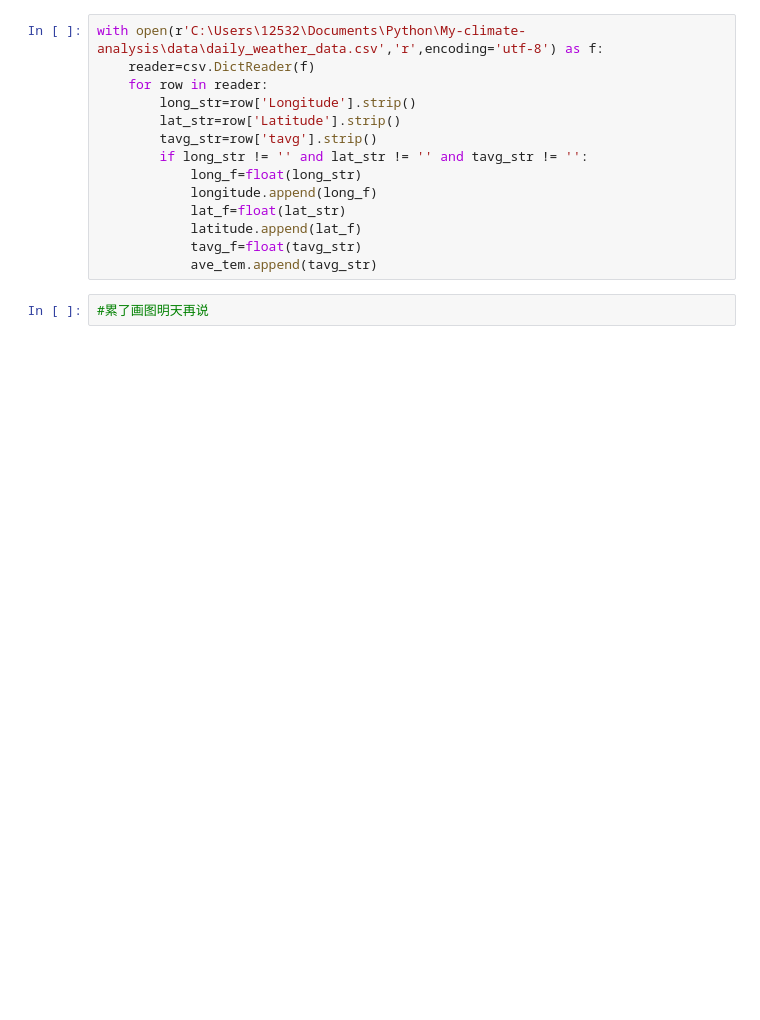
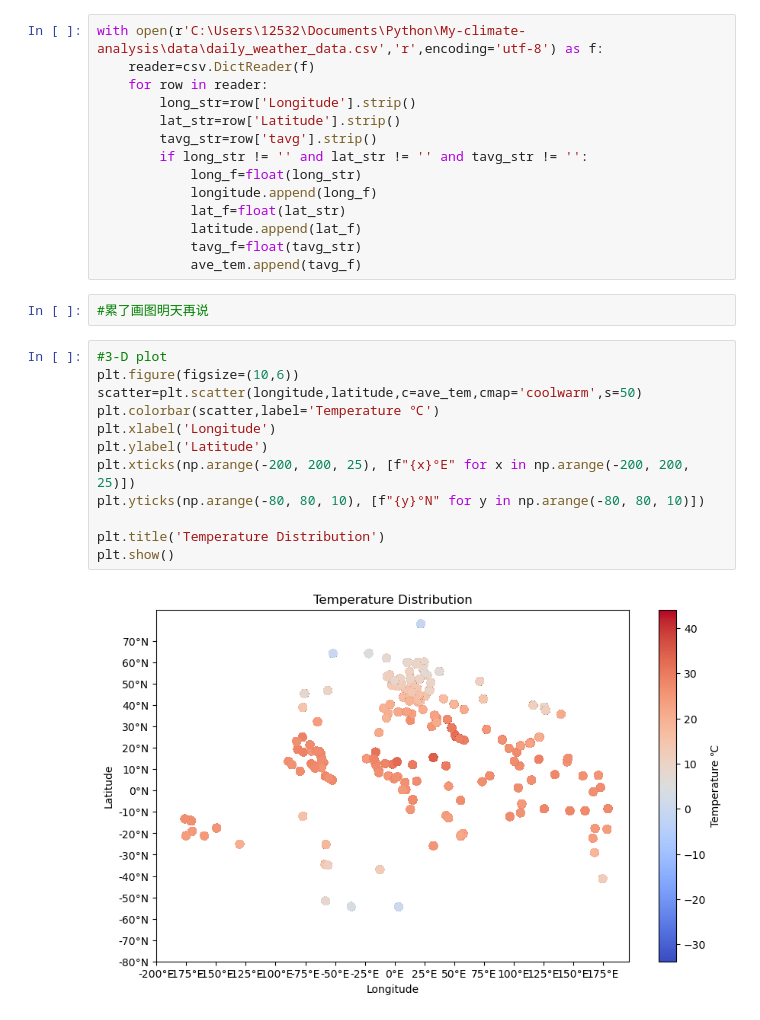
Before and after one commit to Ha5248qi/Analysis-practice, a Jupyter notebook: notebooks/weather_plot.ipynb, the cells around one changed output. Saved outputs shown, nothing was run; the diff lists cells and outputs as text; blank space fills up the shorter version.

```diff
--- a/notebooks/weather_plot.ipynb
+++ b/notebooks/weather_plot.ipynb
@@ -17,6 +18,20 @@ with open(r'C:\Users\12532\Documents\Python\My-climate-analysis\data\daily_weath
             lat_f=float(lat_str)
             latitude.append(lat_f)
             tavg_f=float(tavg_str)
-            ave_tem.append(tavg_str)
+            ave_tem.append(tavg_f)
 # %%
 #累了画图明天再说
+# %%
+#3-D plot
+plt.figure(figsize=(10,6))
+scatter=plt.scatter(longitude,latitude,c=ave_tem,cmap='coolwarm',s=50)
+plt.colorbar(scatter,label='Temperature ℃')
+plt.xlabel('Longitude')
+plt.ylabel('Latitude')
+plt.xticks(np.arange(-200, 200, 25), [f"{x}°E" for x in np.arange(-200, 200, 25)])
+plt.yticks(np.arange(-80, 80, 10), [f"{y}°N" for y in np.arange(-80, 80, 10)])
+
+plt.title('Temperature Distribution')
+plt.show()
+# %% [output]
+[figure, added]
```
Also changed, not shown: parts of 1 cell of this notebook.
